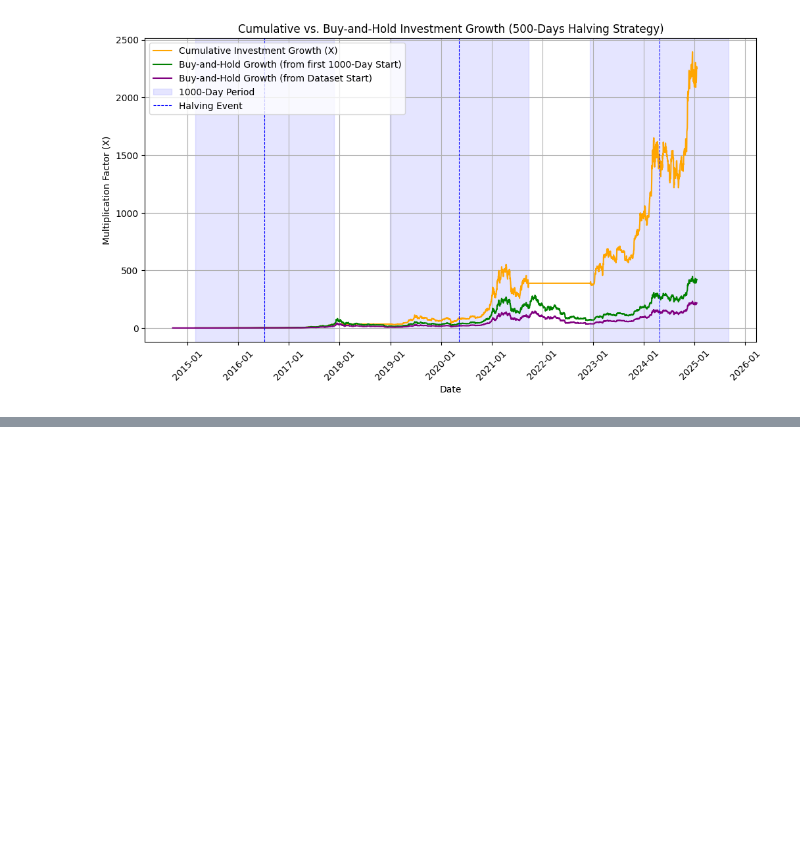
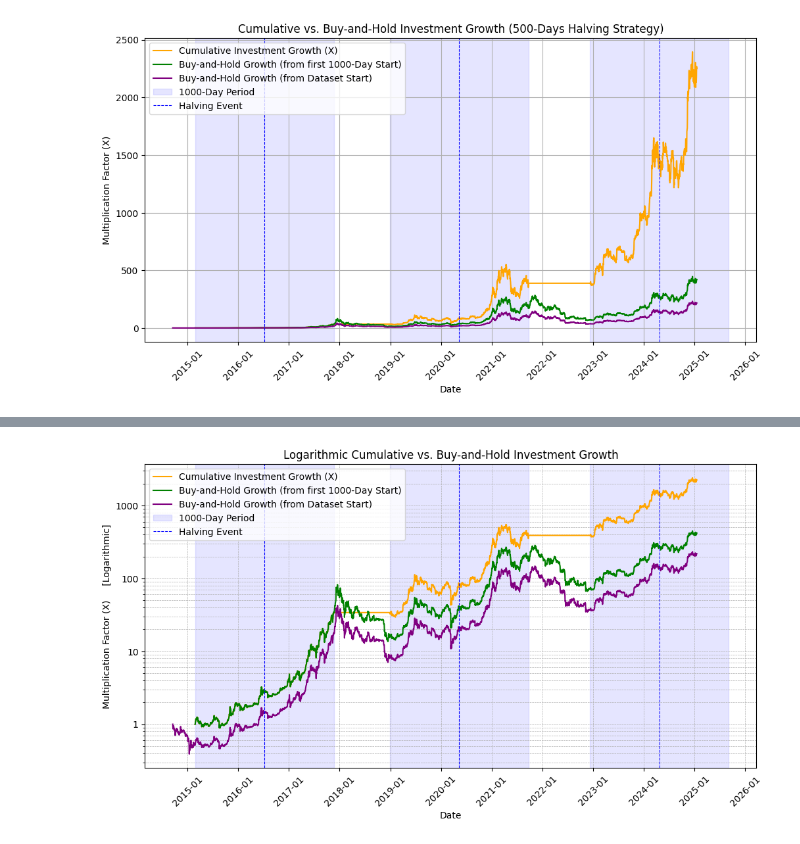
Before and after one commit to TrxtanF/Studienarbeit, a Jupyter notebook: Backtesting/500-days-Halving.ipynb, the cells around one changed output, grey strips where cells are left out. Drawn from its saved outputs; the diff is of its cells as text; code cells hidden in the pictures; blank space fills up the shorter version.

Commit message:
Adding logaritmic scale

```diff
--- a/Backtesting/500-days-Halving.ipynb
+++ b/Backtesting/500-days-Halving.ipynb
@@ -149,0 +154,44 @@ plt.show()
+# %%
+# Logarithmic Visualization
+plt.figure(figsize=(12, 6))
+
+# Plot cumulative growth line
+plt.plot(final_results.index, final_results, color='orange', label='Cumulative Investment Growth (X)')
+
+# Plot "Buy-and-Hold" growth (from the first 1000-day start)
+plt.plot(buy_and_hold_growth.index, buy_and_hold_growth, color='green', label='Buy-and-Hold Growth (from first 1000-Day Start)')
+
+# Plot "Buy-and-Hold" growth (from the start of the dataset)
+plt.plot(buy_and_hold_from_start.index, buy_and_hold_from_start, color='purple', label='Buy-and-Hold Growth (from Dataset Start)')
+
+# Highlight 1000-day periods with a light blue background
+for start, end in highlight_ranges:
+    end = min(end, final_x_end)  # Ensure the last range extends correctly
+    plt.axvspan(start, end, color='blue', alpha=0.1, label='1000-Day Period')
+
+# Add Halving markers
+for halving_date in halving_dates:
+    plt.axvline(halving_date, color='blue', linestyle='--', linewidth=0.8, label='Halving Event')
+
+# Format x-axis for dates
+plt.gca().xaxis.set_major_formatter(mdates.DateFormatter('%Y-%m'))
+plt.gca().xaxis.set_major_locator(mdates.YearLocator())
+plt.xticks(rotation=45)
+
+# Set Y-axis to logarithmic scale and apply custom formatting
+plt.yscale('log')
+plt.gca().yaxis.set_major_formatter(LogFormatter(base=10, labelOnlyBase=False))
+
+# Legend
+handles, labels = plt.gca().get_legend_handles_labels()
+unique = dict(zip(labels, handles))  # Remove duplicate entries
+plt.legend(unique.values(), unique.keys(), loc='upper left')
+
+# Titles and labels
+plt.title('Logarithmic Cumulative vs. Buy-and-Hold Investment Growth')
+plt.xlabel('Date')
+plt.ylabel('Multiplication Factor (X)     [Logarithmic]')
+plt.grid(which='both', linestyle='--', linewidth=0.5)
+plt.show()
+# %% [output]
+[figure, added]
```
Also changed, not shown: parts of 2 cells of this notebook.
